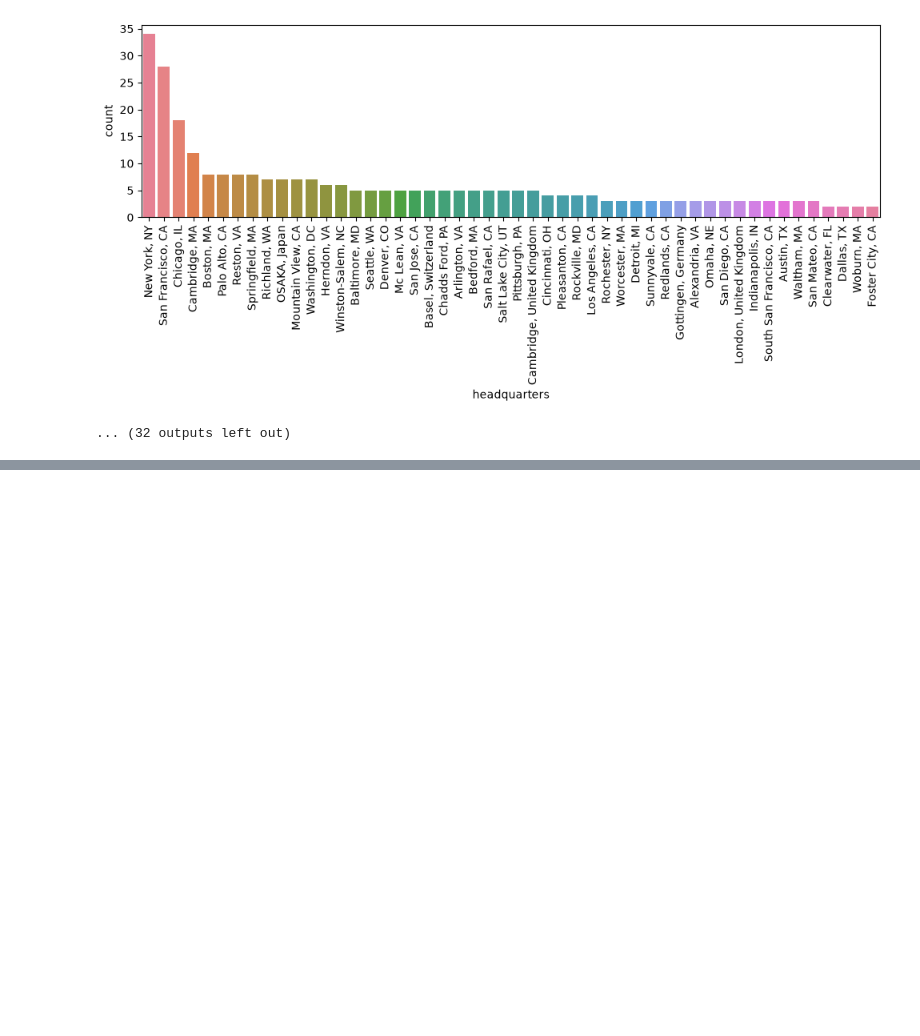
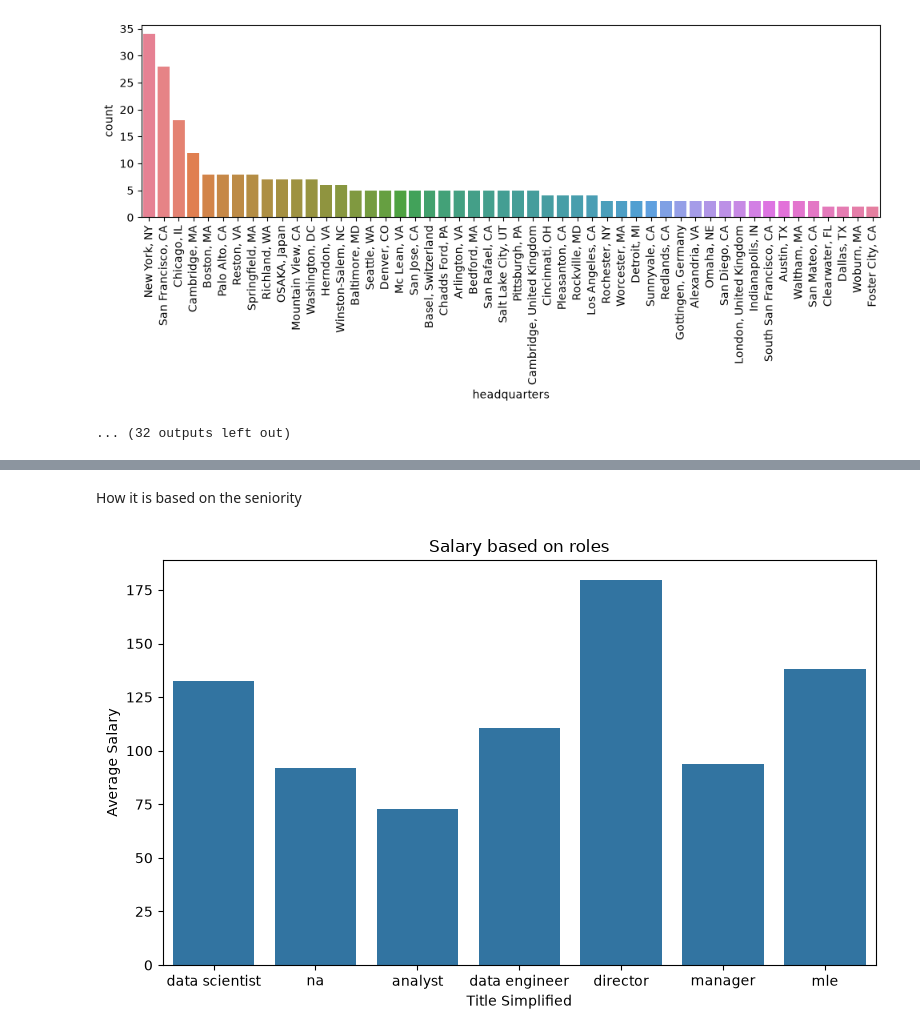
Before and after one commit to yasasbanukaofficial/glassdoor-job-market-insights, a Jupyter notebook: notebooks/02_eda.ipynb, the cells around one changed output, grey strips where cells are left out. Drawn from its saved outputs; the diff is of its cells as text; code cells hidden in the pictures; blank space fills up the shorter version.

```diff
--- a/notebooks/02_eda.ipynb
+++ b/notebooks/02_eda.ipynb
@@ -134,0 +158,13 @@ Graph for the headquarters: total = 50 entries
+# %% [markdown]
+How it is based on the seniority
+# %%
+fig, ax = plt.subplots(figsize=(8, 5))
+sns.barplot(df, x='title_simplified', y='avg_salary', ax=ax, errorbar=None)
+ax.set_ylabel("Average Salary")
+ax.set_xlabel("Title Simplified")
+
+plt.title("Salary based on roles")
+plt.tight_layout()
+plt.show()
+# %% [output]
+[figure, added]
```
Also changed, not shown: parts of 23 cells of this notebook.
